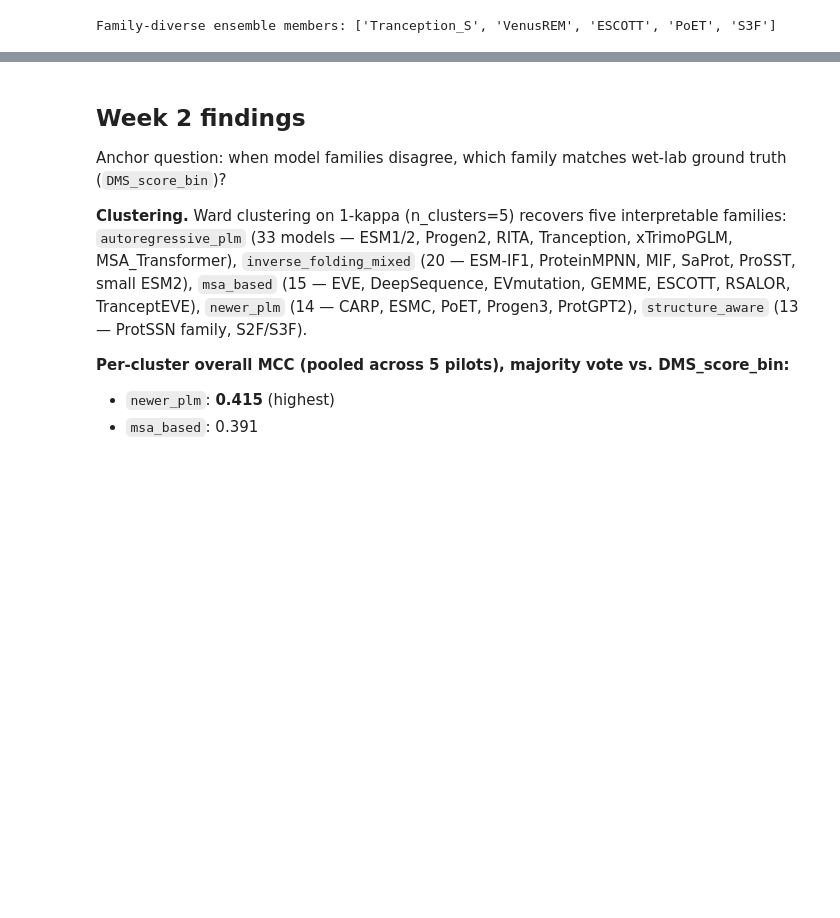
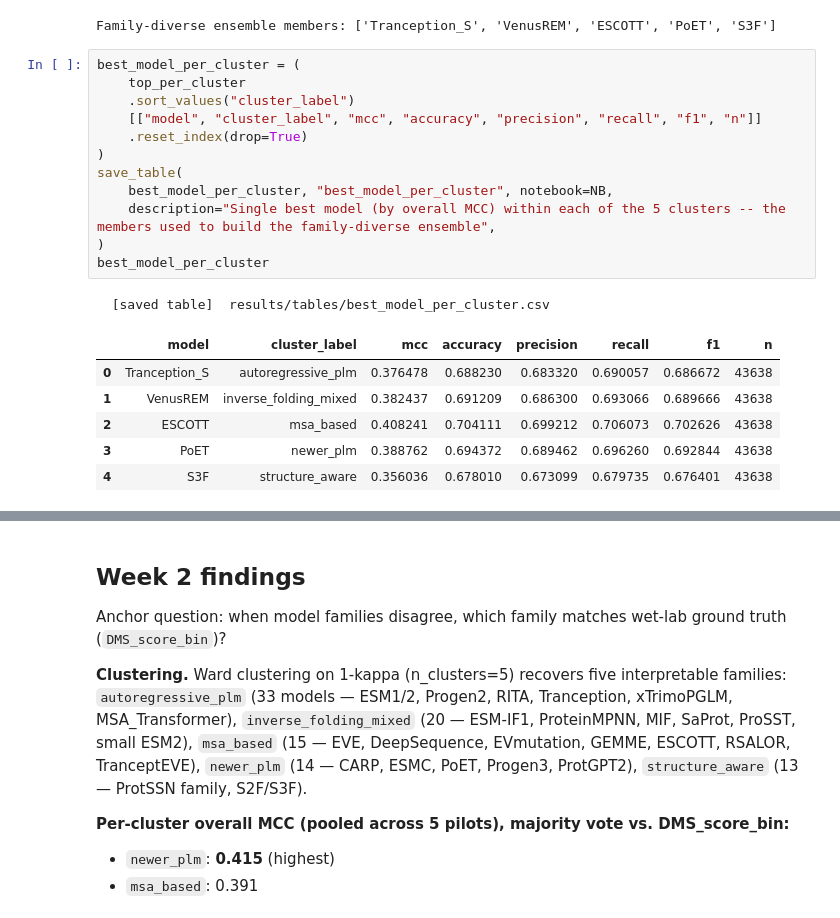
Before and after one commit to naraya-1/variant-disagreement-atlas, a Jupyter notebook: notebooks/03_cluster_accuracy.ipynb, the cells around one changed output, grey strips where cells are left out. Saved outputs shown, nothing was run; the diff lists cells and outputs as text; blank space fills up the shorter version.

```diff
--- a/notebooks/03_cluster_accuracy.ipynb
+++ b/notebooks/03_cluster_accuracy.ipynb
@@ -445,6 +445,26 @@ votes_df = pd.DataFrame({
 ensemble_acc = per_cluster_accuracy(df, votes_df)
 # %% [output]
 Family-diverse ensemble members: ['Tranception_S', 'VenusREM', 'ESCOTT', 'PoET', 'S3F']
+# %%
+best_model_per_cluster = (
+    top_per_cluster
+    .sort_values("cluster_label")
+    [["model", "cluster_label", "mcc", "accuracy", "precision", "recall", "f1", "n"]]
+    .reset_index(drop=True)
+)
+save_table(
+    best_model_per_cluster, "best_model_per_cluster", notebook=NB,
+    description="Single best model (by overall MCC) within each of the 5 clusters -- the members used to build the family-diverse ensemble",
+)
+best_model_per_cluster
+# %% [output]
+  [saved table]  results/tables/best_model_per_cluster.csv
+|  | model | cluster_label | mcc | accuracy | precision | recall | f1 | n |
+| 0 | Tranception_S | autoregressive_plm | 0.376478 | 0.688230 | 0.683320 | 0.690057 | 0.686672 | 43638 |
+| 1 | VenusREM | inverse_folding_mixed | 0.382437 | 0.691209 | 0.686300 | 0.693066 | 0.689666 | 43638 |
+| 2 | ESCOTT | msa_based | 0.408241 | 0.704111 | 0.699212 | 0.706073 | 0.702626 | 43638 |
+| 3 | PoET | newer_plm | 0.388762 | 0.694372 | 0.689462 | 0.696260 | 0.692844 | 43638 |
+| 4 | S3F | structure_aware | 0.356036 | 0.678010 | 0.673099 | 0.679735 | 0.676401 | 43638 |
 # %%
 rows = []
 for dms_id in PILOTS + ["ALL"]:
```
Also changed, not shown: parts of 12 cells of this notebook, 2 other files.
